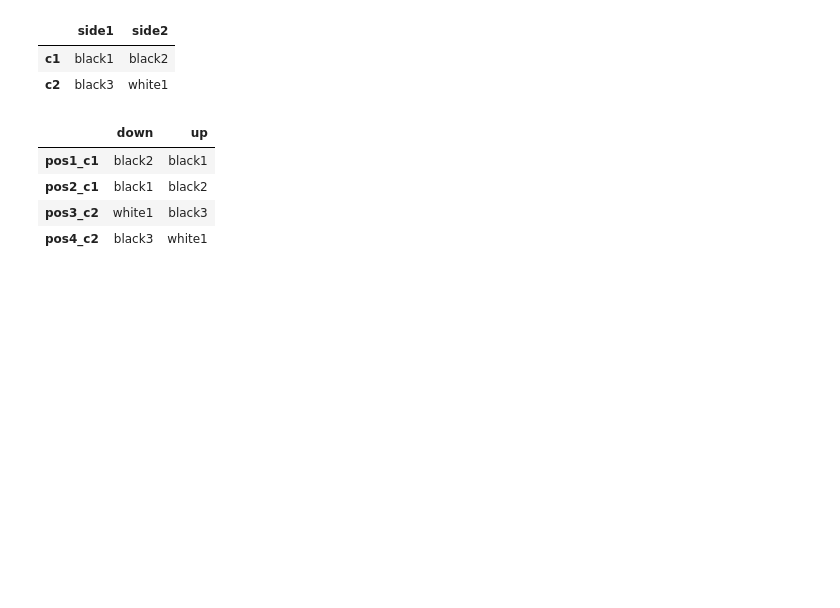
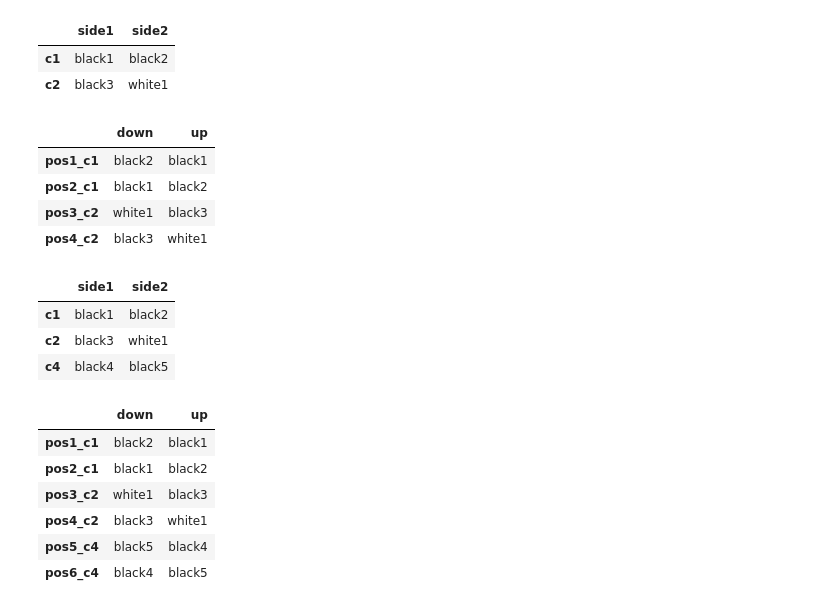
Before and after one commit to yangyu-1/statistical_rethinking_hw_pymc3, a Jupyter notebook: chapter_notebooks/chapter_2.ipynb, the cells around one changed output. Drawn from its saved outputs; the diff is of its cells as text; code cells hidden in the pictures; blank space fills up the shorter version.

```diff
--- a/chapter_notebooks/chapter_2.ipynb
+++ b/chapter_notebooks/chapter_2.ipynb
@@ -231,3 +233,68 @@ pos
 | pos2_c1 | black1 | black2 |
 | pos3_c2 | white1 | black3 |
 | pos4_c2 | black3 | white1 |
+# %%
+#2M5
+#Let's add a card
+cards_2m5={
+    'c1':{
+        'side1':'black1',
+        'side2':'black2',
+    },
+    'c2':{
+        'side1':'black3',
+        'side2':'white1',
+    },
+    'c4':{
+        'side1':'black4',
+        'side2':'black5',
+    },
+}
+df_2m5=pd.DataFrame(cards_2m5).T
+df_2m5
+# %% [output]
+|  | side1 | side2 |
+| c1 | black1 | black2 |
+| c2 | black3 | white1 |
+| c4 | black4 | black5 |
+# %%
+# Counting it up, the answer is 4 out of 5
+conjectures_2m5={
+    'pos1_c1':{
+        'up':'black1',
+        'down':'black2',
+    },
+    'pos2_c1':{
+        'up':'black2',
+        'down':'black1',
+    },
+    'pos3_c2':{
+        'up':'black3',
+        'down':'white1',
+    },
+    'pos4_c2':{
+        'up':'white1',
+        'down':'black3',
+    }
+    ,
+    'pos5_c4':{
+        'up':'black4',
+        'down':'black5',
+    }
+    ,
+    'pos6_c4':{
+        'up':'black5',
+        'down':'black4',
+    }
+
+}
+pos_2m5=pd.DataFrame(conjectures_2m5).T
+pos_2m5
+# %% [output]
+|  | down | up |
+| pos1_c1 | black2 | black1 |
+| pos2_c1 | black1 | black2 |
+| pos3_c2 | white1 | black3 |
+| pos4_c2 | black3 | white1 |
+| pos5_c4 | black5 | black4 |
+| pos6_c4 | black4 | black5 |
```
Also changed, not shown: parts of 6 cells of this notebook.
